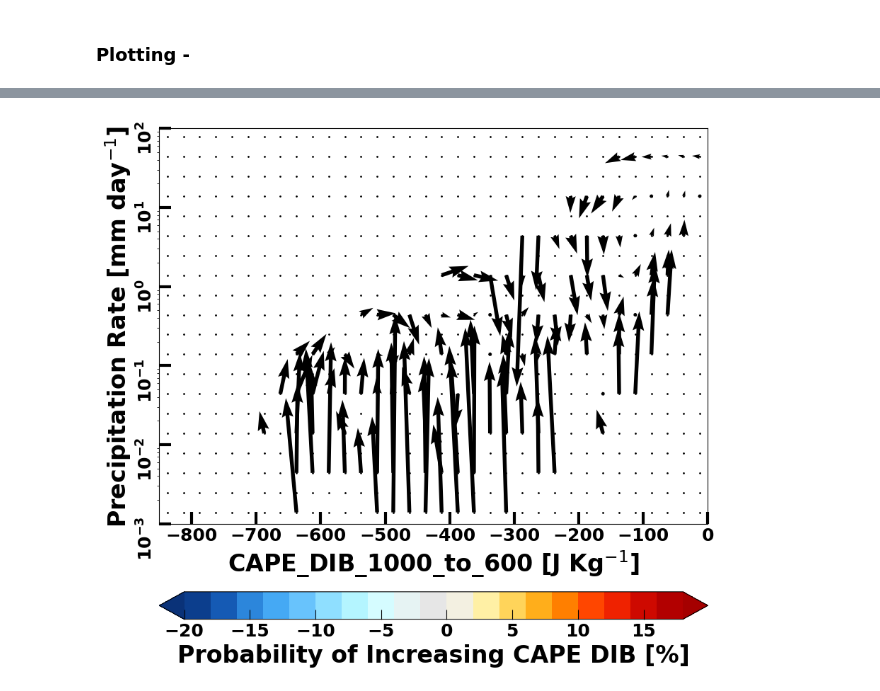
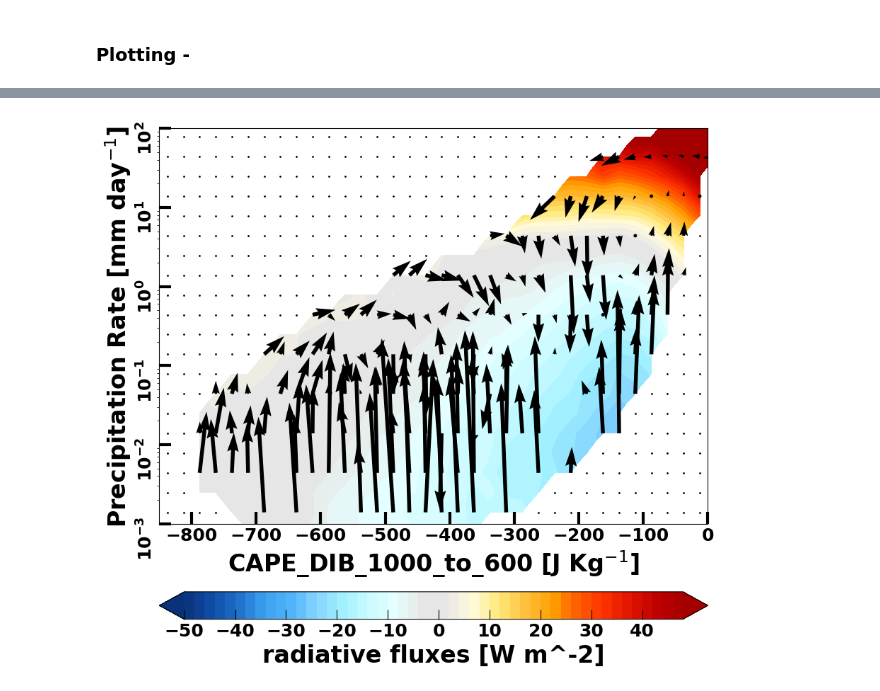
Before and after one commit to bwolding/tropical_PODs, a Jupyter notebook: vijit/MSE_budget_CAPE_DIB_phase_plane.ipynb, the cells around one changed output, grey strips where cells are left out. Saved outputs shown, nothing was run; the diff lists cells and outputs as text; code cells hidden in the pictures.

```diff
--- a/vijit/MSE_budget_CAPE_DIB_phase_plane.ipynb
+++ b/vijit/MSE_budget_CAPE_DIB_phase_plane.ipynb
@@ -251,7 +301,7 @@ colormap_colors = LinearSegmentedColormap.from_list(cmap_name, colors, N=n_bin)
 
 min_number_of_obs = 200
 
-years_to_plot_list = list(range(2011,2012))
+years_to_plot_list = list(range(2011,2013))
 
 print(years_to_plot_list)
 # %% [output]
@@ -274,24 +398,29 @@ print(CAPE_DIB_1000_to_600_precipitation_rate_log_binned_precipitation_rate_comp
 # %%
+### Radiative fluxes
+
+#CAPE_DIB_1000_to_600_precipitation_rate_log_binned_coevolution_composite = process_multiyear_two_variable_binned_coevolution_composites(limit_files_to_select_years(glob(odir_datasets + 'CAPE_DIB_1000_to_600_precipitation_rate_log_binned_coevolution_composite_*'), years_to_plot_list))
+CAPE_DIB_1000_to_600_precipitation_rate_log_binned_precipitation_rate_composite = process_multiyear_two_variable_binned_ivar_composites(limit_files_to_select_years(glob(odir_datasets + 'CAPE_DIB_1000_to_600_precipitation_rate_log_binned_RadF_net_composite_*'), years_to_plot_list))
+
 two_variable_binned_coevolution_composites = CAPE_DIB_1000_to_600_precipitation_rate_log_binned_coevolution_composite
 x_axis_limits = (-850, 0)
 y_axis_limits = (10**-3, 10**2)
 x_axis_label = 'CAPE_DIB_1000_to_600 [J Kg$^{-1}$]'
 y_axis_label = 'Precipitation Rate [mm day$^{-1}$]'
 pdf_axis_label='Percent of Total Samples'
 log_Y_axis_boolean = True
 color_shading_var = CAPE_DIB_1000_to_600_precipitation_rate_log_binned_precipitation_rate_composite['bin_mean_ivar']
 color_shading_var_number_of_samples = CAPE_DIB_1000_to_600_precipitation_rate_log_binned_precipitation_rate_composite['bin_number_of_samples_centered']
-color_shading_levels = np.arange(-20, 20, 2)
+color_shading_levels = np.arange(-50, 50, 2)
 color_shading_map = colormap_colors
 colorbar_extend_string = 'both'
-colorbar_tick_levels = np.arange(-20, 20, 5)
-colorbar_label_string = 'Probability of Increasing CAPE DIB [%]'
+colorbar_tick_levels = np.arange(-50, 50, 10)
+colorbar_label_string = 'radiative fluxes [W m^-2]'
 scientific_colorbar_boolean = False
 plot_vectors_boolean = True
 leading_lagging_centered_string='centered'
 save_fig_boolean = False
 figure_path_and_name = odir_plots + 'CAPE_DIB_1000_to_600_precipitation_rate_log_binned_precipitation_rate_composite_' + str(years_to_plot_list[0]) + '_' + str(years_to_plot_list[-1]) + '.png'
 
 plot_two_variables_binned_ivar(two_variable_binned_coevolution_composites, color_shading_var, color_shading_var_number_of_samples, min_number_of_obs, color_shading_levels, color_shading_map, colorbar_extend_string, colorbar_tick_levels, colorbar_label_string, scientific_colorbar_boolean, log_Y_axis_boolean, x_axis_limits, y_axis_limits, x_axis_label, y_axis_label, plot_vectors_boolean, leading_lagging_centered_string, save_fig_boolean, figure_path_and_name)
 # %% [output]
-[figure, old version]
+[figure, new version]
```
Also changed, not shown: parts of 14 cells of this notebook, 8 other files.
